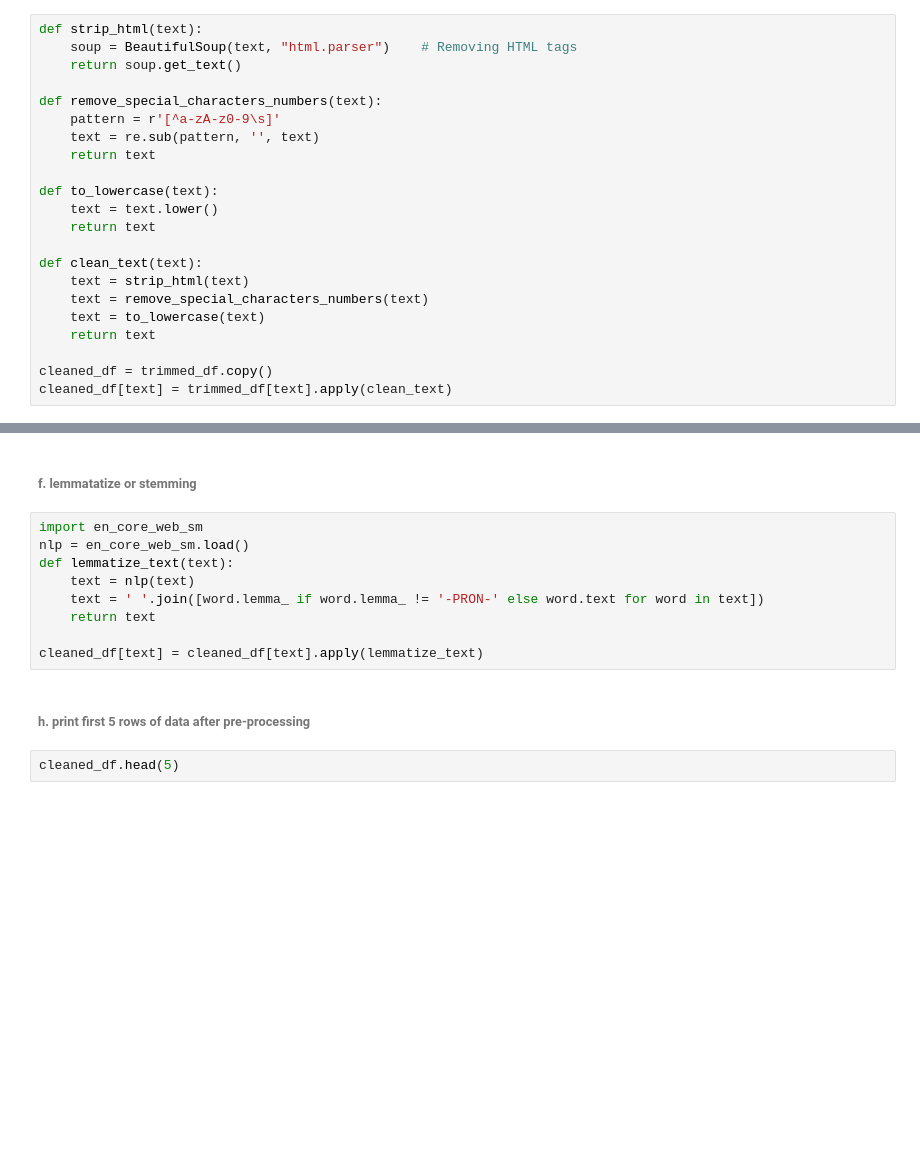
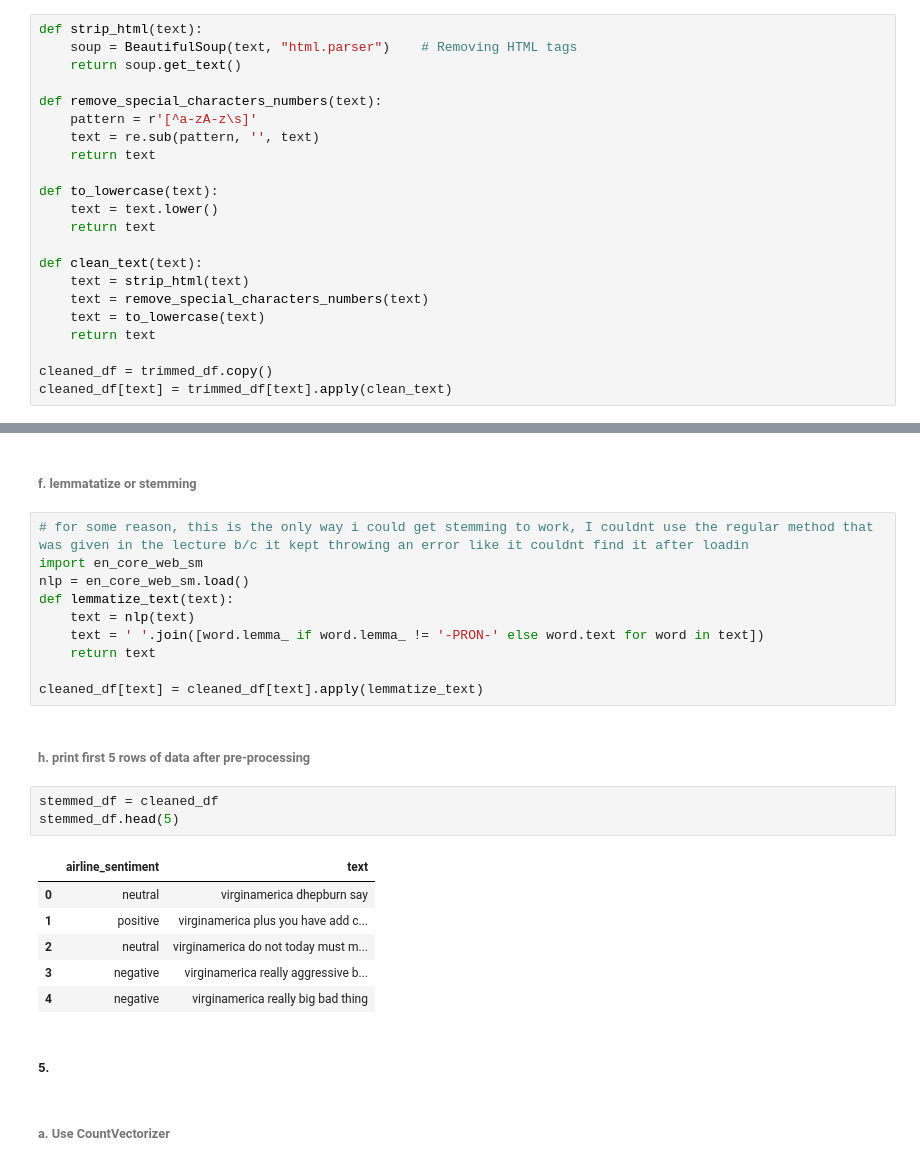
Before and after one commit to cmelende/NLPProject, a Jupyter notebook: src/project.ipynb, the cells around one changed output, grey strips where cells are left out. Saved outputs shown, nothing was run; the diff lists cells and outputs as text; blank space fills up the shorter version.

```diff
--- a/src/project.ipynb
+++ b/src/project.ipynb
@@ -79,7 +125,7 @@ def strip_html(text):
     return soup.get_text()
 
 def remove_special_characters_numbers(text):
-    pattern = r'[^a-zA-z0-9\s]'
+    pattern = r'[^a-zA-z\s]'
     text = re.sub(pattern, '', text)
     return text
 
@@ -118,6 +164,7 @@ cleaned_df[text] = cleaned_df[text].apply(remove_stopwords)
 # %% [markdown]
 ###### f. lemmatatize or stemming
 # %%
+# for some reason, this is the only way i could get stemming to work, I couldnt use the regular method that was given in the lecture b/c it kept throwing an error like it couldnt find it after loadin
 import en_core_web_sm
 nlp = en_core_web_sm.load()
 def lemmatize_text(text):
@@ -129,4 +176,16 @@ cleaned_df[text] = cleaned_df[text].apply(lemmatize_text)
 # %% [markdown]
 ###### h. print first 5 rows of data after pre-processing
 # %%
-cleaned_df.head(5)
+stemmed_df = cleaned_df
+stemmed_df.head(5)
+# %% [output]
+|  | airline_sentiment | text |
+| 0 | neutral | virginamerica dhepburn say |
+| 1 | positive | virginamerica plus you have add c... |
+| 2 | neutral | virginamerica do not today must m... |
+| 3 | negative | virginamerica really aggressive b... |
+| 4 | negative | virginamerica really big bad thing |
+# %% [markdown]
+##### 5.
+# %% [markdown]
+###### a. Use CountVectorizer
```
Also changed, not shown: parts of 17 cells of this notebook, 1 other file.
